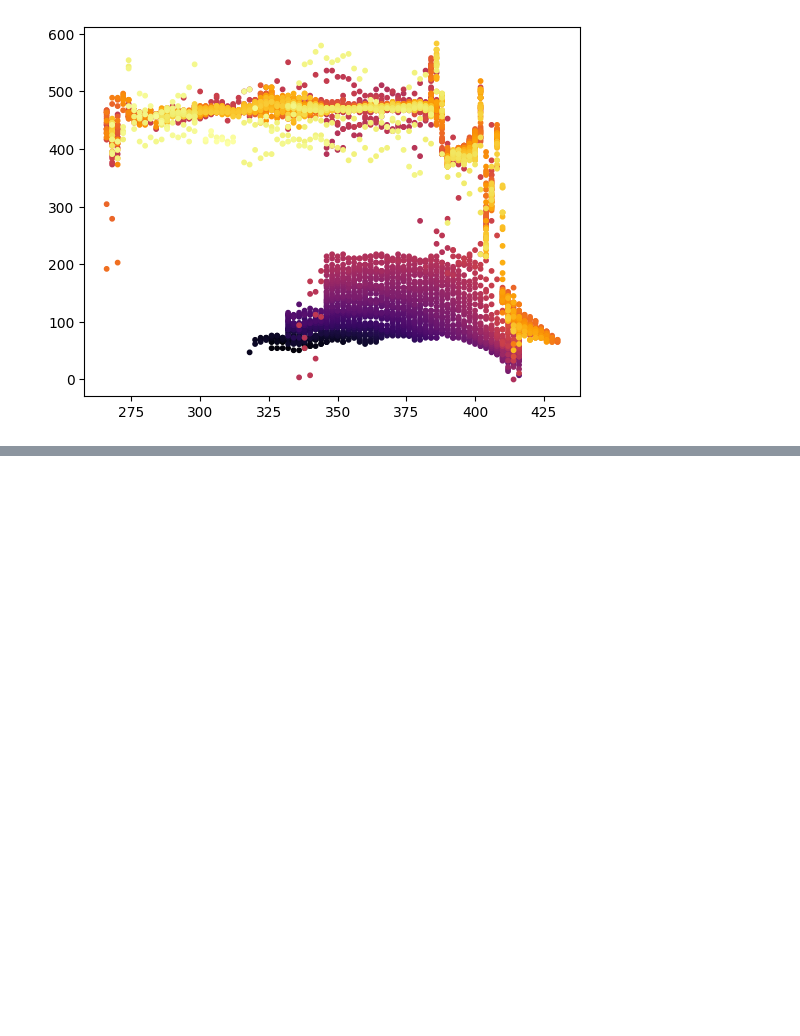
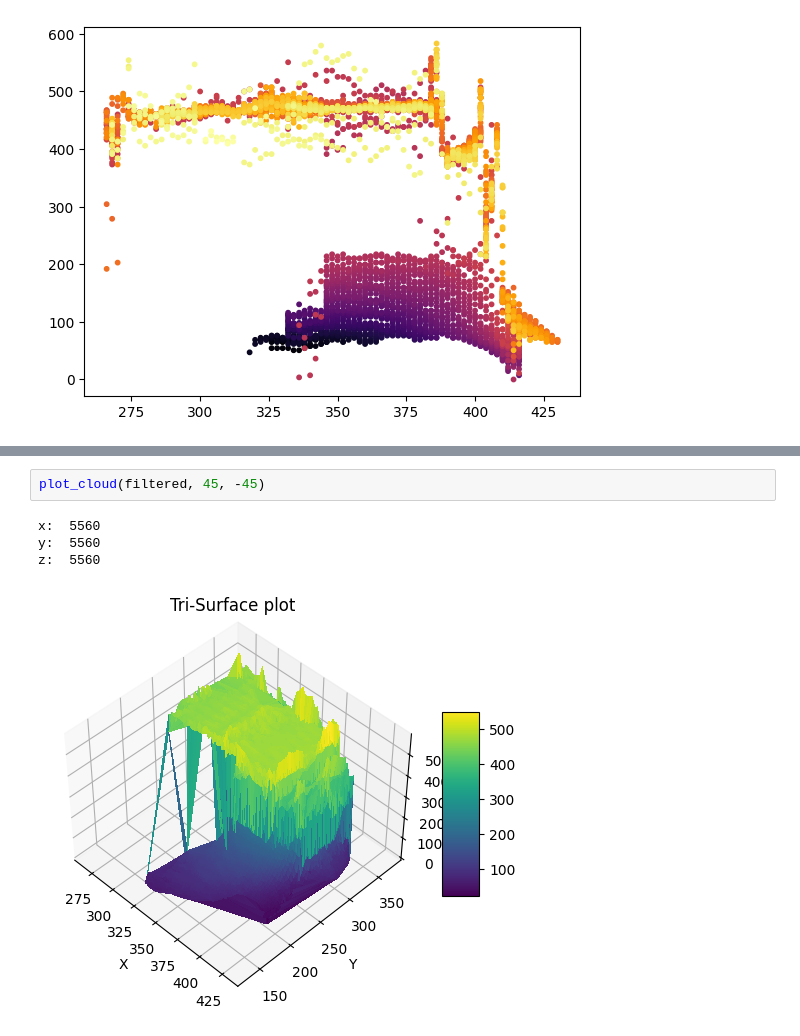
Before and after one commit to JCorpse96/thesisTestProject, a Jupyter notebook: disparityNotebook.ipynb, the cells around one changed output, grey strips where cells are left out. Saved outputs shown, nothing was run; the diff lists cells and outputs as text; blank space fills up the shorter version.

```diff
--- a/disparityNotebook.ipynb
+++ b/disparityNotebook.ipynb
@@ -353,0 +361,7 @@ Error:
+# %%
+plot_cloud(filtered, 45, -45)
+# %% [output]
+x:  5560
+y:  5560
+z:  5560
+[figure, added]
```
Also changed, not shown: parts of 7 cells of this notebook.
